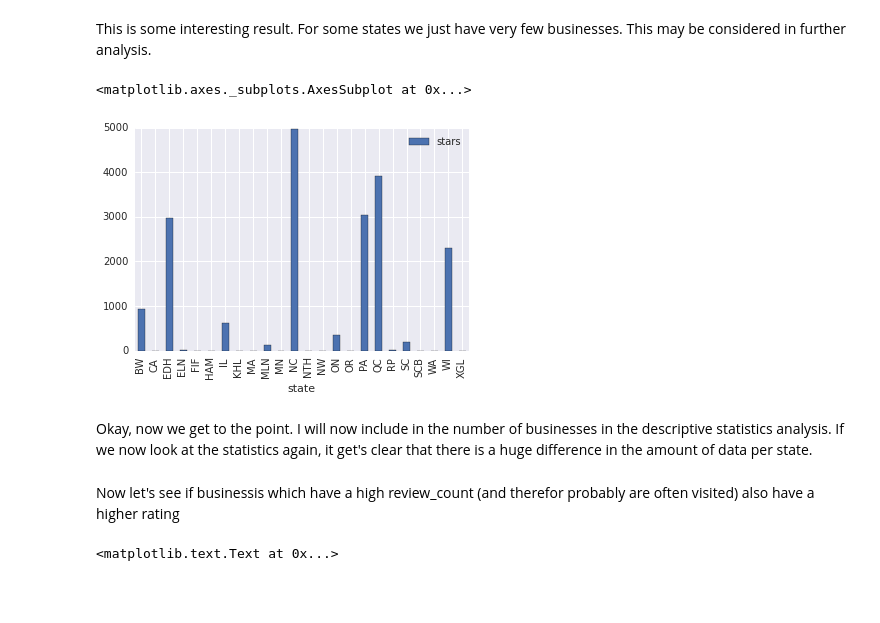
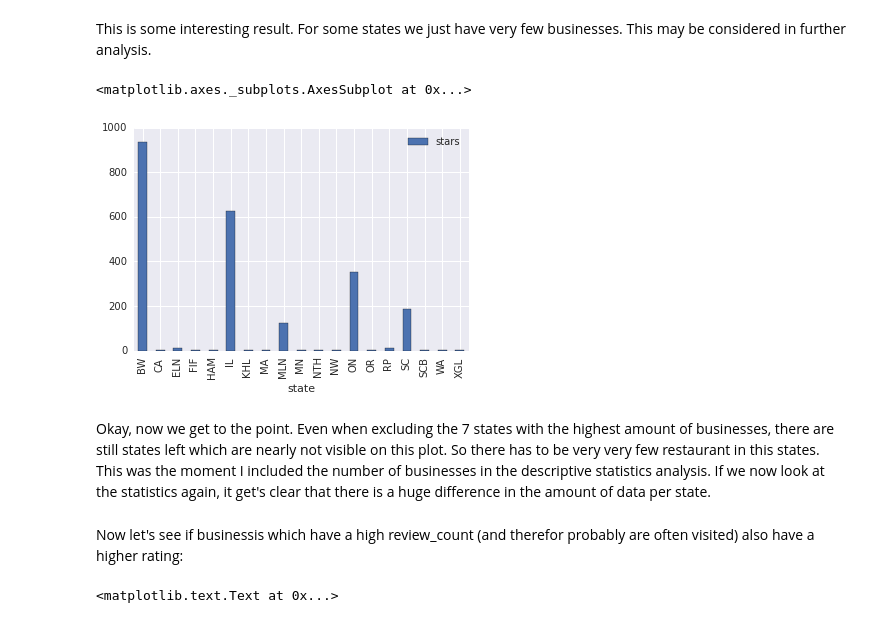
Before and after one commit to NeonMika/visualanalytics, a Jupyter notebook: index.ipynb, the cells around one changed output. Saved outputs shown, nothing was run; the diff lists cells and outputs as text; code cells hidden in the pictures; blank space fills up the shorter version.

Commit message:
Added final plot explainations

```diff
--- a/index.ipynb
+++ b/index.ipynb
@@ -503,16 +550,16 @@ businesses.groupby("state").agg({'stars' : 'count'}).plot(kind='bar')
 # %% [markdown]
 This is some interesting result. For some states we just have very few businesses. This may be considered in further analysis.
 # %%
-idx = businesses['state'].isin(['AZ', 'NV'])
+idx = businesses['state'].isin(['AZ', 'EDH', 'NC', 'NV', 'PA', 'QC', 'WI'])
 businesses_without_AZ_NV = businesses[~idx]
 businesses_without_AZ_NV.groupby("state").agg({'stars' : 'count'}).plot(kind='bar')
 # %% [output]
 <matplotlib.axes._subplots.AxesSubplot at 0x...>
-[figure, old version]
+[figure, new version]
 # %% [markdown]
-Okay, now we get to the point. I will now include in the number of businesses in the descriptive statistics analysis. If we now look at the statistics again, it get's clear that there is a huge difference in the amount of data per state.
+Okay, now we get to the point. Even when excluding the 7 states with the highest amount of businesses, there are still states left which are nearly not visible on this plot. So there has to be very very few restaurant in this states. This was the moment I included the number of businesses in the descriptive statistics analysis. If we now look at the statistics again, it get's clear that there is a huge difference in the amount of data per state.
 # %% [markdown]
-Now let's see if businessis which have a high review_count (and therefor probably are often visited) also have a higher rating
+Now let's see if businessis which have a high review_count (and therefor probably are often visited) also have a higher rating:
 # %%
 plt.scatter(businesses[businesses["review_count"]<1000]["review_count"], businesses[businesses["review_count"]<1000]["stars"])
 plt.xlabel('Review Count')
```
Also changed, not shown: parts of 33 cells of this notebook.
